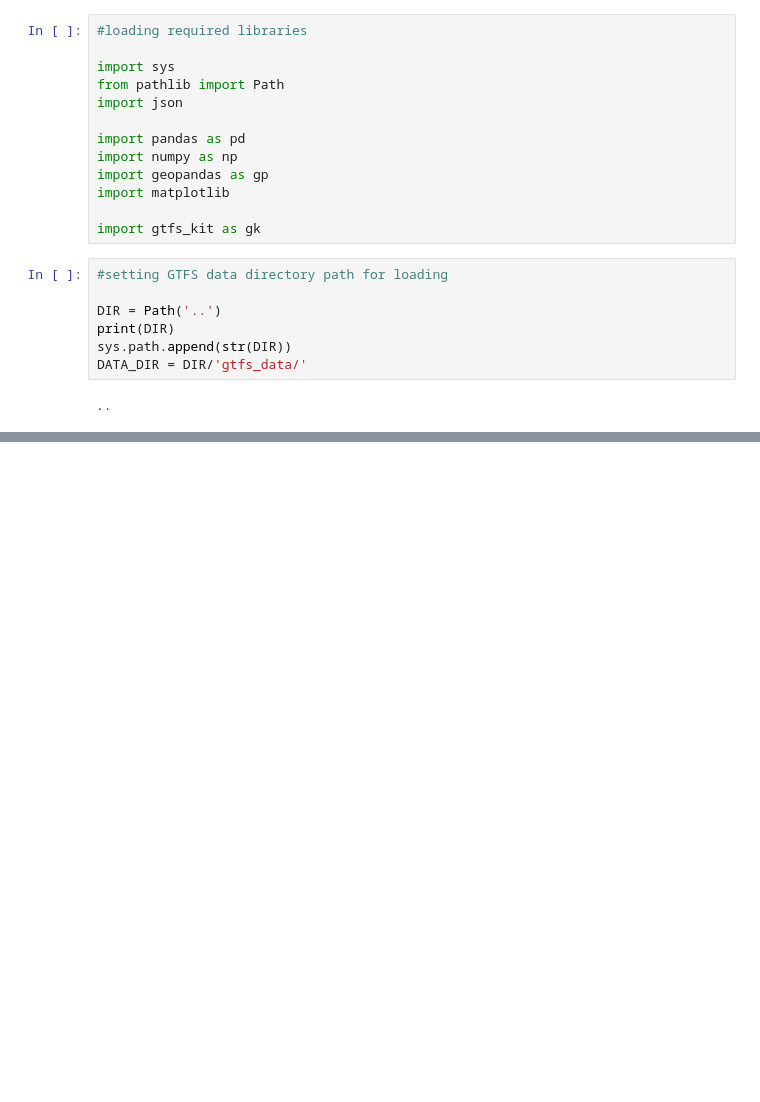
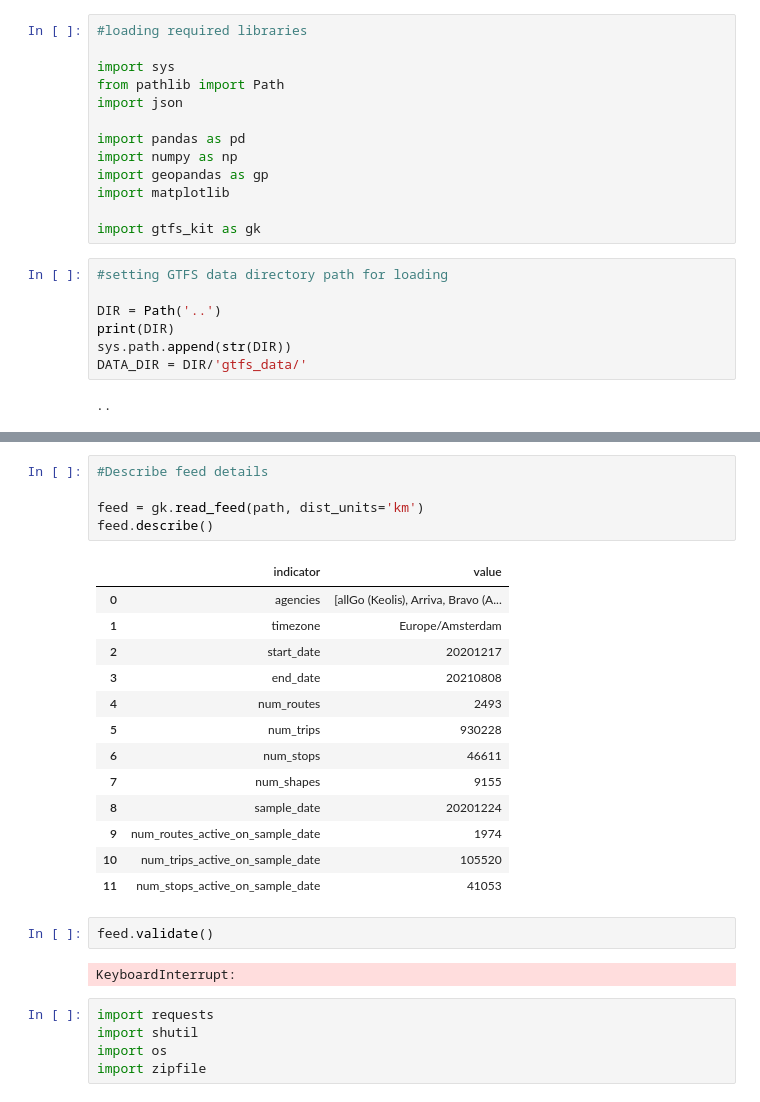
Before and after one commit to TPM-Resilience-Lab/public-transit-system, a Jupyter notebook: python-codes/gtfs_analysis.ipynb, the cells around one changed output, grey strips where cells are left out. Drawn from its saved outputs; the diff is of its cells as text; blank space fills up the shorter version.

```diff
--- a/python-codes/gtfs_analysis.ipynb
+++ b/python-codes/gtfs_analysis.ipynb
@@ -38,0 +39,28 @@ gk.list_feed(path)
+# %%
+#Describe feed details
+
+feed = gk.read_feed(path, dist_units='km')
+feed.describe()
+# %% [output]
+|  | indicator | value |
+| 0 | agencies | [allGo (Keolis), Arriva, Bravo (A... |
+| 1 | timezone | Europe/Amsterdam |
+| 2 | start_date | 20201217 |
+| 3 | end_date | 20210808 |
+| 4 | num_routes | 2493 |
+| 5 | num_trips | 930228 |
+| 6 | num_stops | 46611 |
+| 7 | num_shapes | 9155 |
+| 8 | sample_date | 20201224 |
+| 9 | num_routes_active_on_sample_date | 1974 |
+| 10 | num_trips_active_on_sample_date | 105520 |
+| 11 | num_stops_active_on_sample_date | 41053 |
+# %%
+feed.validate()
+# %% [output]
+KeyboardInterrupt:
+# %%
+import requests
+import shutil
+import os
+import zipfile
```
Also changed, not shown: parts of 8 cells of this notebook, 1 other file.
